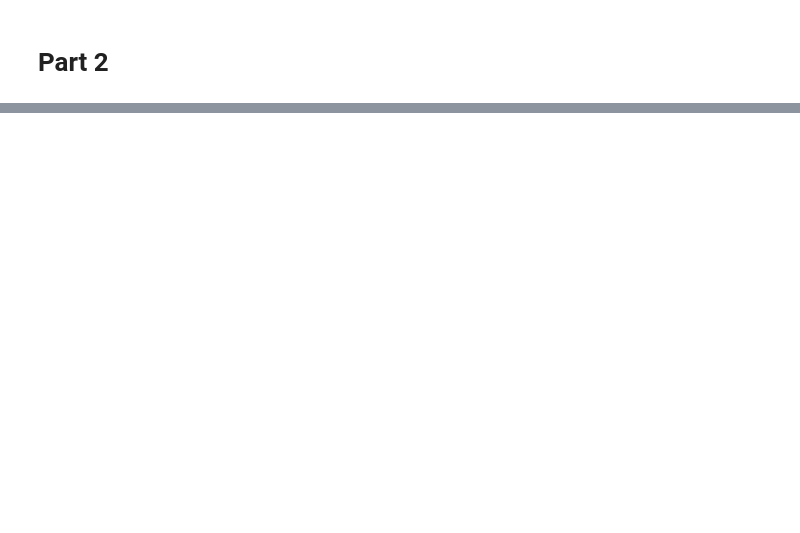
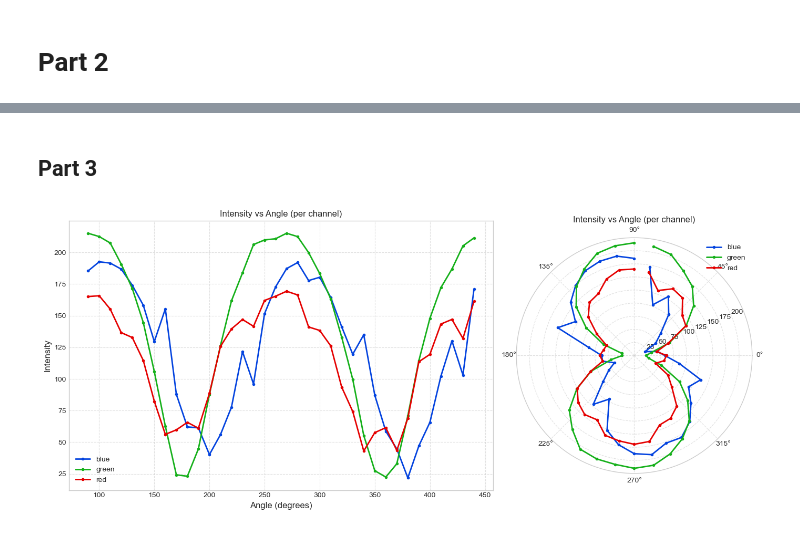
Before and after one commit to rifu-uni/optics-acoustics, a Jupyter notebook: 02_malusLaw/malus.ipynb, the cells around one changed output, grey strips where cells are left out. Cells and saved outputs as stored; diff of their text form; code cells hidden in the pictures; blank space fills up the shorter version.

Commit message:
added Lab05 data analysis

```diff
--- a/02_malusLaw/malus.ipynb
+++ b/02_malusLaw/malus.ipynb
@@ -112,0 +171,2 @@ plt.show()
+# %% [markdown]
+## Part 3
@@ -112,0 +181,53 @@ plt.show()
+# %%
+seq2 = sorted(Path('data/escuadra').glob("*.jpg"))
+
+points = [[618,618]]
+angles = list(range(90, 360+90, 10))         # same angle vector
+space = np.linspace(90, 360+90, 500)        # same resolution vector
+
+# Compute average BGR values for all points
+results = malus.avg_pixel_values_multiple_points(seq2, points, 5)
+
+# Convert each BGR triplet list to an average intensity (mean of channels)
+intensity = []
+for pt in points:
+    point_data = results[tuple(pt)]
+    averaged_intensity = [float(np.mean(p)) for p in point_data]
+    intensity.append(averaged_intensity)
+# %%
+# Cartesian (left) and Polar (right) side-by-side
+plt.style.use('seaborn-v0_8-whitegrid')
+fig = plt.figure(figsize=(14, 6))
+
+# Use GridSpec so we create exactly two axes
+gs = fig.add_gridspec(1, 2, width_ratios=[1.8, 1])
+ax_cart = fig.add_subplot(gs[0, 0])
+ax_polar = fig.add_subplot(gs[0, 1], projection='polar')
+
+# Cartesian plot (left)
+for i, color in zip(range(3), ['blue', 'green', 'red']):
+    ax_cart.plot(angles, np.array(results[(618,618)])[:, i], marker='.', linewidth=2, color=f'xkcd:{color}', label=f'{color}', zorder=1)
+ax_cart.set_xlabel('Angle (degrees)', fontsize=12)
+ax_cart.set_ylabel('Intensity', fontsize=12)
+ax_cart.set_title('Intensity vs Angle (per channel)')
+ax_cart.grid(True, linestyle='--', alpha=0.6)
+ax_cart.legend()
+
+# Polar plot (right)
+for i, color in zip(range(3), ['blue', 'green', 'red']):
+    ax_polar.plot(np.radians(angles), np.array(results[(618,618)])[:, i], marker='.', linewidth=2, color=f'xkcd:{color}', label=f'{color}', zorder=1)
+ax_polar.set_title('Intensity vs Angle (per channel)')
+ax_polar.grid(True, linestyle='--', alpha=0.6)
+ax_polar.legend(loc='best')
+
+# Force the polar subplot to be square so the polar plot is circular; fall back if older matplotlib
+try:
+    ax_polar.set_box_aspect(1)  # matplotlib >= 3.3
+except Exception:
+    ax_polar.set_aspect('equal')
+
+plt.tight_layout()
+plt.savefig('color_channels.png', dpi=300)
+plt.show()
+# %% [output]
+[figure, added]
```
Also changed, not shown: parts of 6 cells of this notebook, 4 other files.
